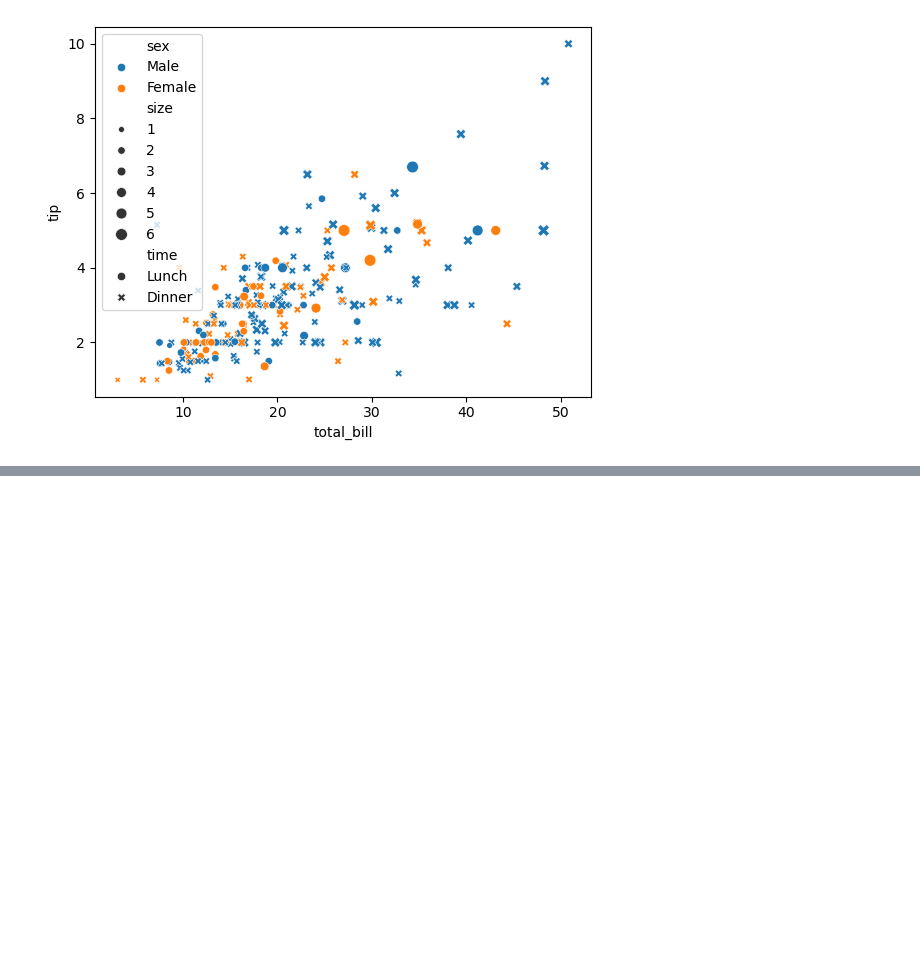
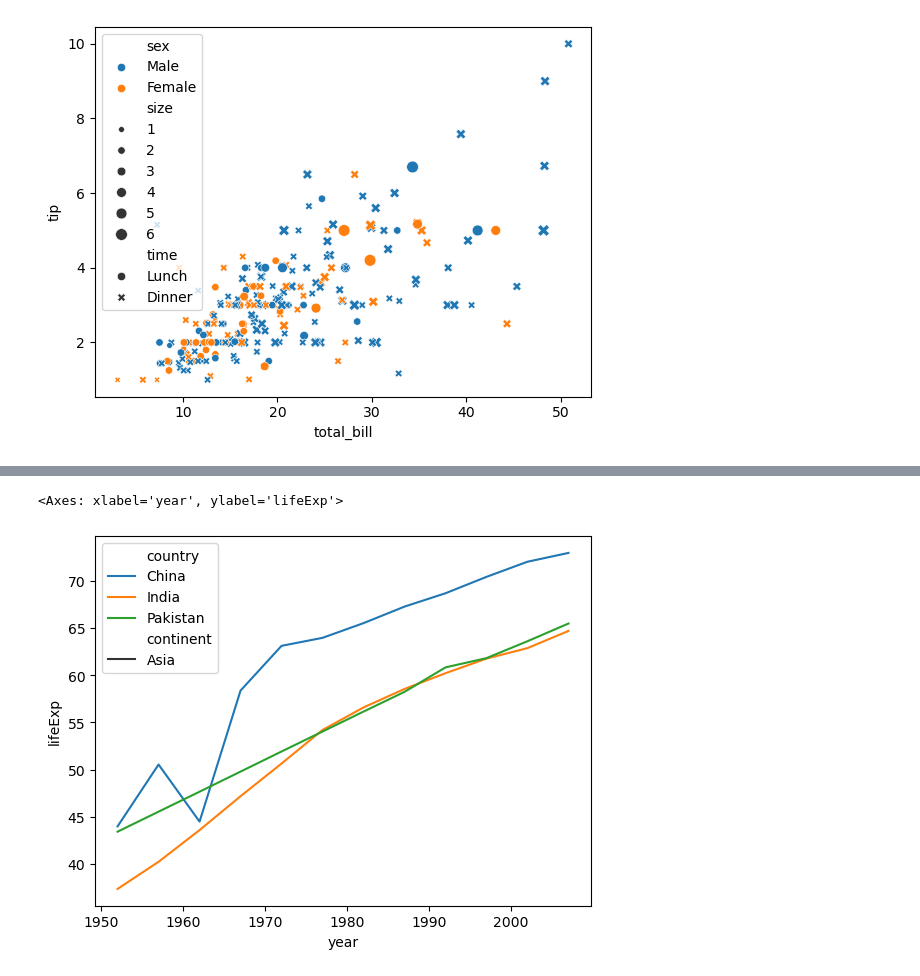
Before and after one commit to kirtic921/Seaborn, a Jupyter notebook: one.ipynb, the cells around one changed output, grey strips where cells are left out. Cells and saved outputs as stored; diff of their text form; code cells hidden in the pictures; blank space fills up the shorter version.

```diff
--- a/one.ipynb
+++ b/one.ipynb
@@ -75,0 +153,5 @@ AttributeError: module 'seaborn' has no attribute 'replot'
+# %%
+sns.lineplot(data=temp_df, x='year', y='lifeExp', hue='country', style='continent')
+# %% [output]
+<Axes: xlabel='year', ylabel='lifeExp'>
+[figure, added]
```
Also changed, not shown: parts of 7 cells of this notebook.
